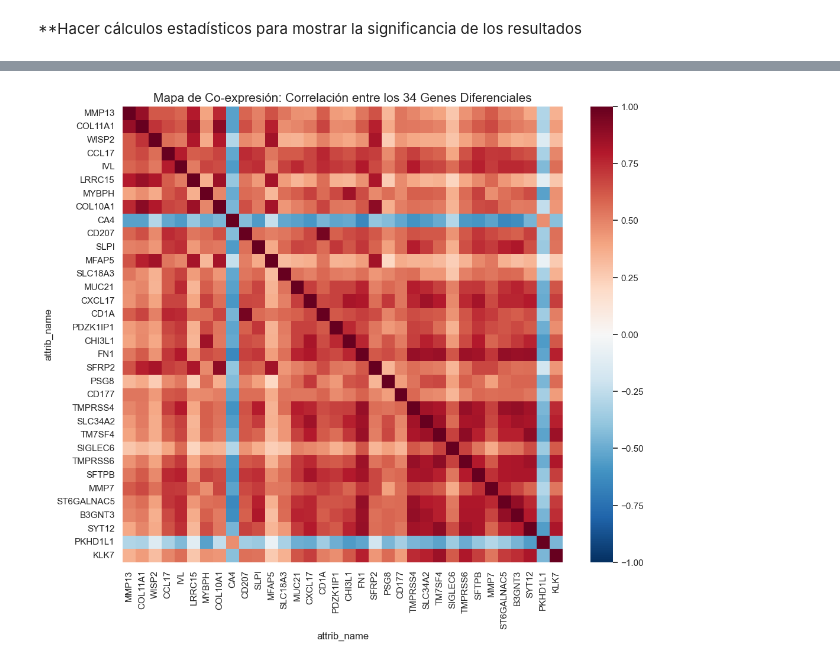
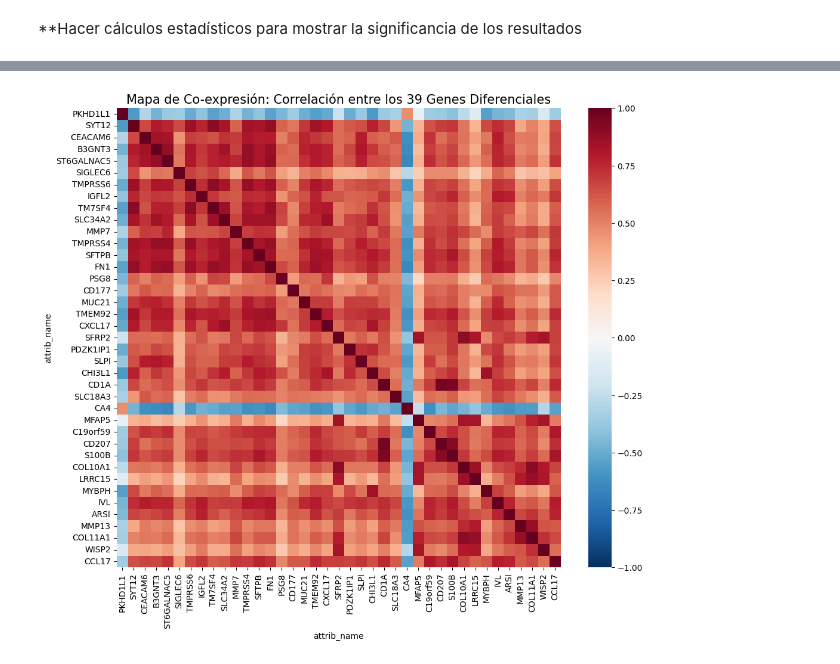
Before and after one commit to lolabarrios/Proyect_Break_EDA, a Jupyter notebook: codigo_EDA.ipynb, the cells around one changed output, grey strips where cells are left out. Saved outputs shown, nothing was run; the diff lists cells and outputs as text; code cells hidden in the pictures.

```diff
--- a/codigo_EDA.ipynb
+++ b/codigo_EDA.ipynb
@@ -73,17 +193,22 @@ Para reducir el ruido y aumentar el poder estadístico, filtramos los 19,927 gen
 # %%
 # Filtrado de genes
-print(f"Genes antes del filtrado: {df_rna.shape[1]}") #uso el 1 para que solo me ofrezca el número de columnas, que es el que se va a modificar
+print(f"Genes antes del filtrado: {df_r.shape[1]}") #uso el 1 para que solo me ofrezca el número de columnas, que es el que se va a modificar
 
 # A. Filtro de expresión mínima (Media > 0.5)
-mascara_media = df_rna.mean() > 0.5
+mascara_media = df_r.mean() > 0.5
 
 # B. Filtro de Variabilidad (Varianza > Percentil 25)
-mascara_varianza = df_rna.var() > df_rna.var().quantile(0.25)
+mascara_varianza = df_r.var() > df_r.var().quantile(0.25)
 
 # Aplicamos ambos filtros al dataframe de RNA directamente
-df_rna_filtrado = df_rna.loc[:, mascara_media & mascara_varianza]
+df_rna = df_r.loc[:, mascara_media & mascara_varianza]
 
-print(f"Genes después del filtrado: {df_rna_filtrado.shape[1]}")
+print(f"Genes después del filtrado: {df_rna .shape[1]}")
 # %% [output]
 Genes antes del filtrado: 19927
 Genes después del filtrado: 14058
+# %%
+# C. Filtro sobre la pureza tumoral
+df_clinical = df_c[(df_c['pureza_tumoral'] >= 0.6) & (df_c['pureza_tumoral'].notna())]
+
+print(df_clinical.pureza_tumoral.sort_values())
@@ -90,6 +228,12 @@ Genes después del filtrado: 14058
 # %%
 # Alineamiento (Merge)
-df_combined = pd.merge(df_clinical, df_rna_filtrado, left_index=True, right_index=True, how='inner')
+df_combined = pd.merge(df_clinical, df_rna, left_index=True, right_index=True, how='inner')
 # how='inner' elimina automáticamente las 2 muestras sobrantes de la clínica
 display(df_combined)
+# Como en realidad (para evitar problemas con lo grande que es este dataframe) trabajaremos principalmente con ambos por
+# separado, vamos a aplicarle también el filtrado a df_clinical:
+common_ids = df_clinical.index.intersection(df_rna.index)
+
+df_clinical = df_clinical.loc[common_ids]
+df_rna = df_rna.loc[common_ids]
 # %% [output]
@@ -183,4 +713,0 @@ Explicar cómo afectará su clasificación a para qué las elijamos
-# %%
-# Configuración estética de los gráficos
-sns.set_theme(style="whitegrid")
-plt.rcParams['figure.figsize'] = (12, 6)
@@ -584,17 +1356,17 @@ Ahora deberíamos buscar en una base de datos que guarde los genes que ya están
 # %%
-matriz_corr_diferencial = df_rna_filtrado[genes_significativos].corr()
+matriz_corr_diferencial = df_rna[genes_significativos].corr()
 
 # 3. Dibujar el Heatmap de Co-expresión
 plt.figure(figsize=(12, 10))
 sns.heatmap(
     matriz_corr_diferencial,
     annot=False,          # False para que sea legible si hay muchos genes
     cmap='RdBu_r',        # Rojo para correlación positiva, Azul para negativa
     center=0,             # El blanco será correlación cero
     vmin=-1, vmax=1       # Rango estándar de correlación de Pearson
 )
 
 plt.title(f'Mapa de Co-expresión: Correlación entre los {len(genes_significativos)} Genes Diferenciales', fontsize=15)
 plt.show()
 # %% [output]
-[figure, old version]
+[figure, new version]
```
Also changed, not shown: parts of 67 cells of this notebook.
